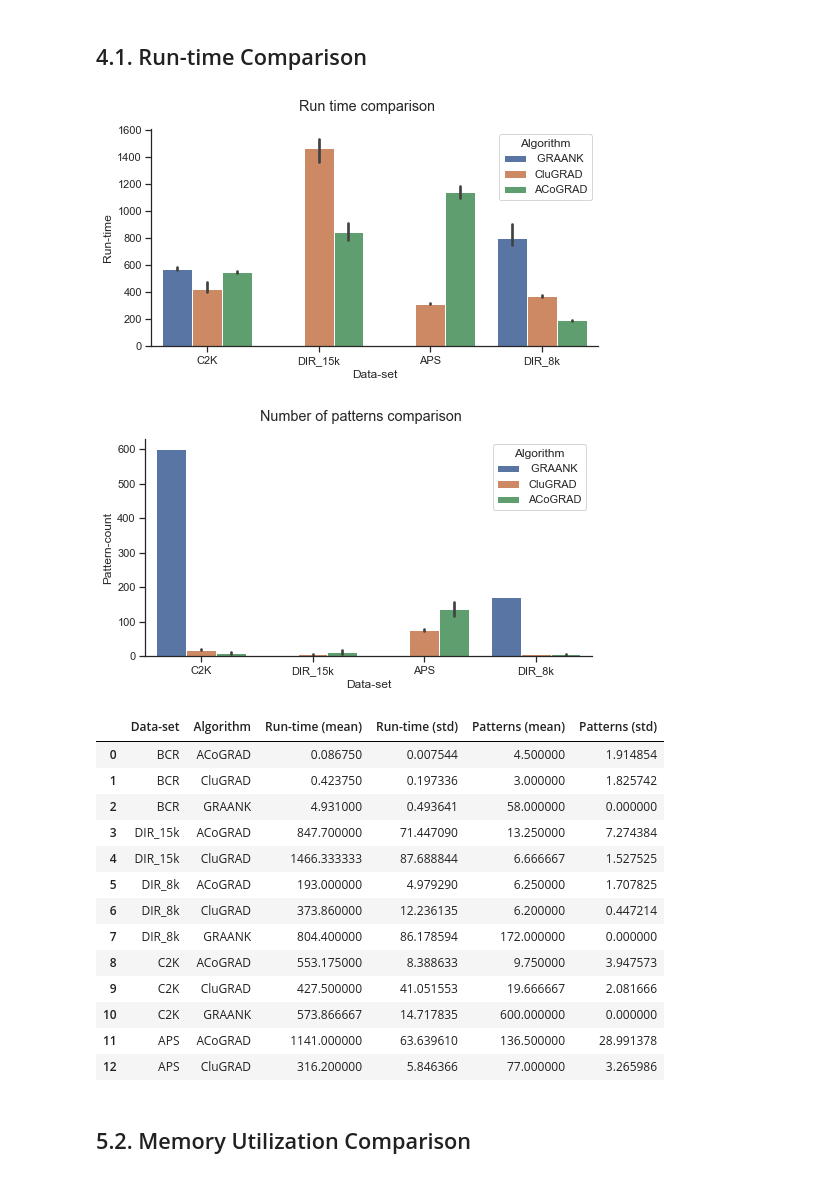
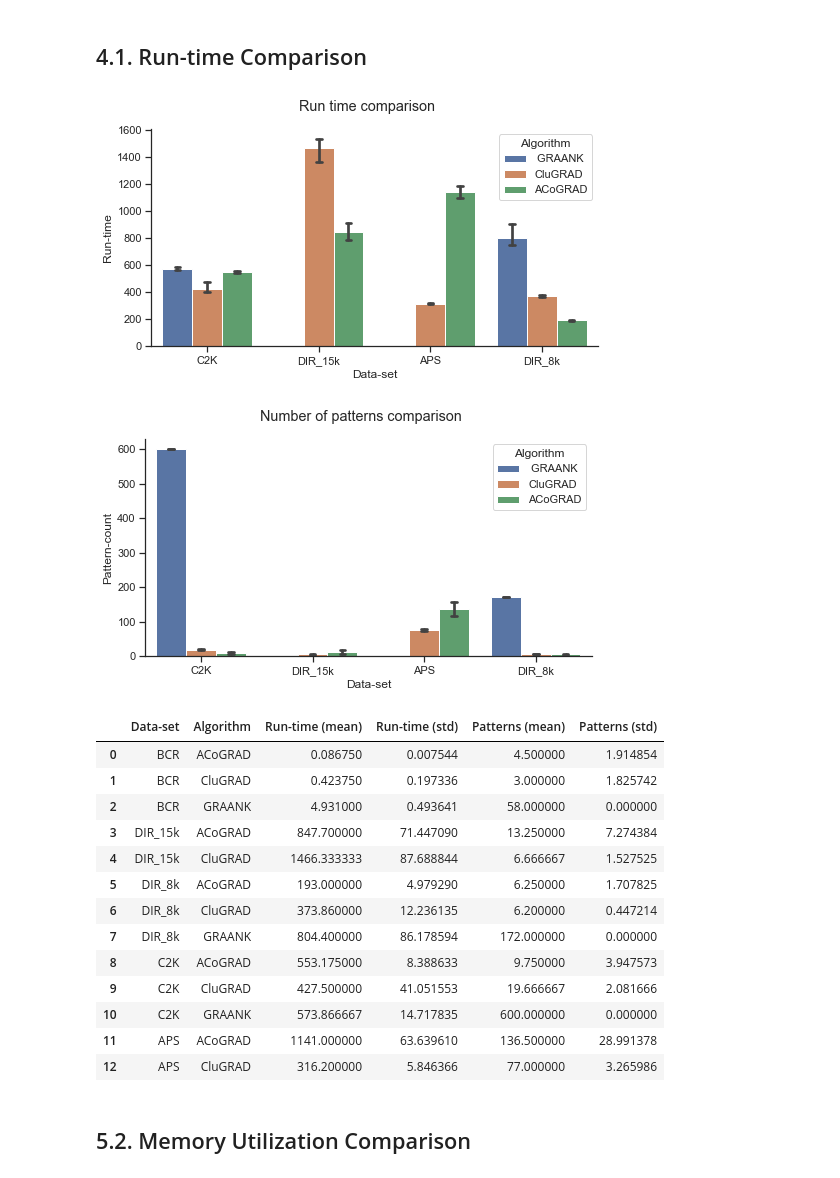
Before and after one commit to owuordickson/meso-hpc-lr, a Jupyter notebook: results/clugp/analysis.ipynb, the cells around one changed output. Saved outputs shown, nothing was run; the diff lists cells and outputs as text; code cells hidden in the pictures.

```diff
--- a/results/clugp/analysis.ipynb
+++ b/results/clugp/analysis.ipynb
@@ -323,22 +323,22 @@ We compare the computational performance of the 3 algorithms:
 # %%
 
 df_plot = df_res.drop(df_res[df_res['Data-set'] == 'BCR'].index).drop(df_res[df_res['Data-set'] == 'AQY'].index)
 
 custom_params = {"axes.spines.right": False, "axes.spines.top": False}
 sns.set_theme(style="ticks", rc=custom_params)
 fig = plt.figure(figsize=(8,4))
 fig.suptitle('Run time comparison')
-ax = sns.barplot(x="Data-set", y="Run-time", hue="Algorithm", data=df_plot)
+ax = sns.barplot(x="Data-set", y="Run-time", hue="Algorithm", data=df_plot, capsize=.05)
 
 fig = plt.figure(figsize=(8,4))
 fig.suptitle('Number of patterns comparison')
-ax = sns.barplot(x="Data-set", y="Pattern-count", hue="Algorithm", data=df_plot)
+ax = sns.barplot(x="Data-set", y="Pattern-count", hue="Algorithm", data=df_plot, capsize=.05)
 
 plt.show()
 df_a
 # %% [output]
-[figure, old version]
+[figure, new version]
-[figure, old version]
+[figure, new version]
 |  | Data-set | Algorithm | Run-time (mean) | Run-time (std) | Patterns (mean) | Patterns (std) |
 | 0 | BCR | ACoGRAD | 0.086750 | 0.007544 | 4.500000 | 1.914854 |
 | 1 | BCR | CluGRAD | 0.423750 | 0.197336 | 3.000000 | 1.825742 |
```
Also changed, not shown: 10 other files.
